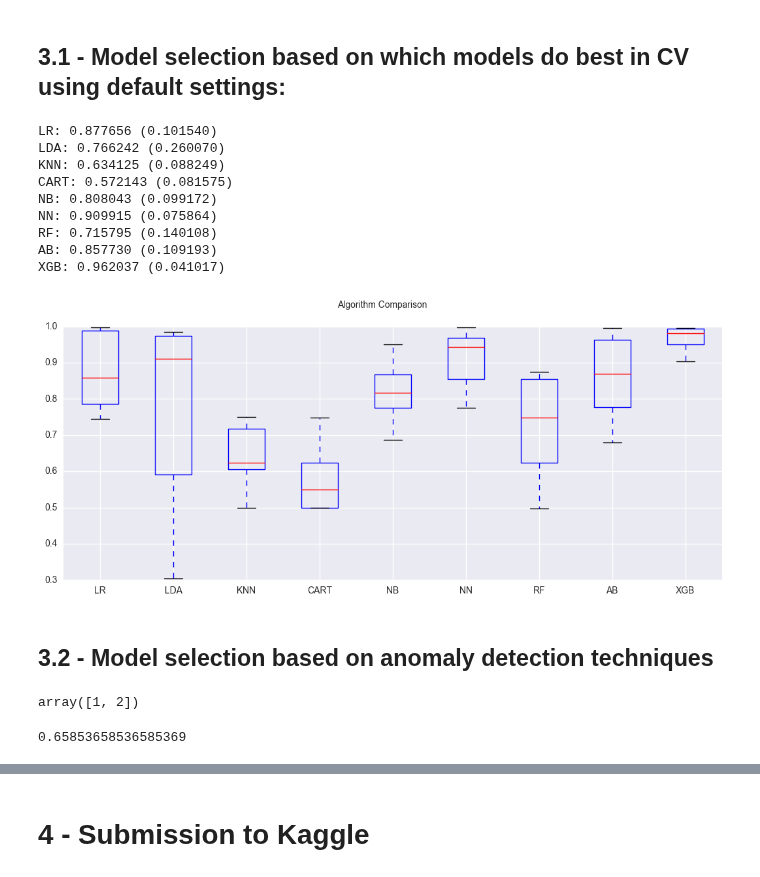
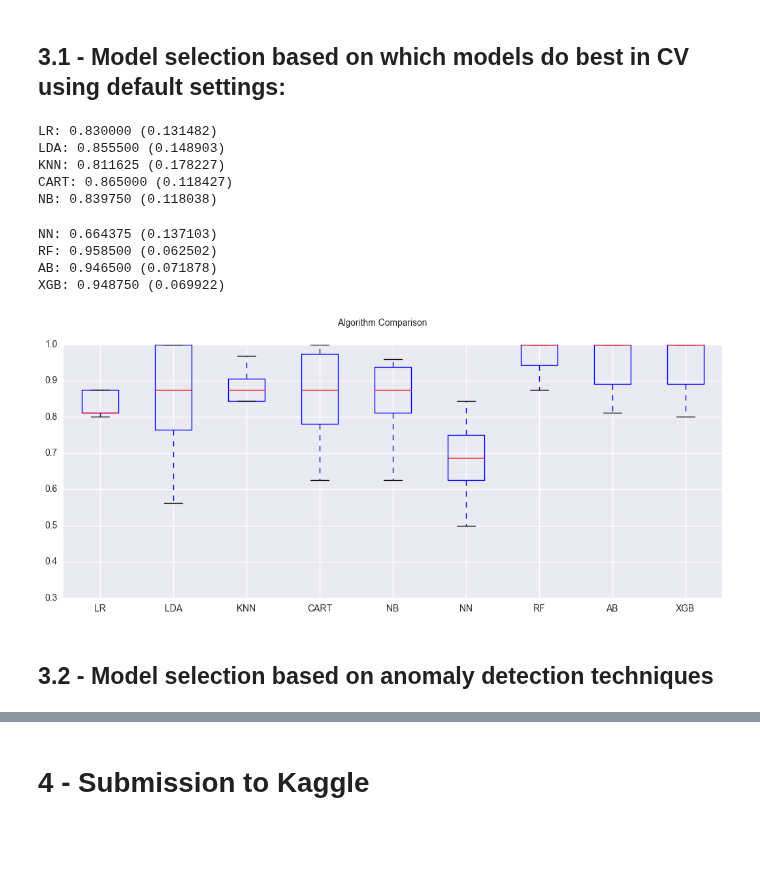
Before and after one commit to msandim/tum-anomaly-detection-challenges, a Jupyter notebook: Challenge 3/Script.ipynb, the cells around one changed output, grey strips where cells are left out. Drawn from its saved outputs; the diff is of its cells as text; code cells hidden in the pictures; blank space fills up the shorter version.

```diff
--- a/Challenge 3/Script.ipynb
+++ b/Challenge 3/Script.ipynb
@@ -110,16 +155,16 @@ train_df.shape
 ### 2.4.1 Undersampling
 # %%
 def undersampling(data):
-    ids_to_sample = data[data["fake_review"] == "N"].index.values
-    sample_size = data[data["fake_review"] == "Y"].shape[0]
-    anomalies = data[data["fake_review"] == "Y"].index.values
+    ids_to_sample = data[data["label"] == 0].index.values
+    sample_size = data[data["label"] == 1].shape[0]
+    anomalies = data[data["label"] == 1].index.values
 
     final_ids = np.append(np.random.choice(ids_to_sample, size = sample_size), anomalies)
     #print(ids_to_sample)
     #data[fake_review]
     return data.iloc[final_ids]
 
-#train_df_joined = undersampling(train_df_joined)
+train_df = undersampling(train_df)
 # %% [markdown]
 ### 2.4.2 Oversampling
 # %%
@@ -356,43 +402,43 @@ def modelSelection():
     #models.append(('SVM-Poly', SVC(kernel="poly")))
     #models.append(('SVM-RBF', SVC(kernel="rbf", random_state = 2)))
     models.append(('NN', MLPClassifier(random_state = 2)))
-    models.append(('RF', RandomForestClassifier(random_state = 2)))
+    models.append(('RF', RandomForestClassifier(criterion="entropy", n_estimators=47, random_state = 2)))
     models.append(('AB', AdaBoostClassifier(random_state = 2)))
     models.append(('XGB', xgb.XGBClassifier()))
 
     # evaluate each model in turn
     results = []
     scoring = 'roc_auc' # try with 'roc_auc', f1'
 
     for model_name, model in models:
         kfold = mds.StratifiedKFold(n_splits=num_folds, shuffle=True, random_state=2)
         cv_results = mds.cross_val_score(model, X_train, Y_train, cv=kfold, scoring=scoring)
         results.append({"name": model_name, "cv_results": cv_results, "mean": cv_results.mean(), "std": cv_results.std()})
         print("%s: %f (%f)" % (model_name, cv_results.mean(), cv_results.std()))
 
     # boxplot algorithm comparison
     fig = plt.figure(figsize=(13, 5), dpi=500)
     fig.suptitle('Algorithm Comparison')
     ax = fig.add_subplot(111)
     plt.boxplot([x["cv_results"] for x in results])
     ax.set_xticklabels([x["name"] for x in results])
     plt.show()
 
     # order the models by the mean auc
     #results_by_strategy.sort(key=lambda x: x["mean"], reverse=True)
     #print([(x["name"], x["mean"]) for x in results])
 
 modelSelection()
 # %% [output]
-LR: 0.877656 (0.101540)
-LDA: 0.766242 (0.260070)
-KNN: 0.634125 (0.088249)
-CART: 0.572143 (0.081575)
-NB: 0.808043 (0.099172)
-NN: 0.909915 (0.075864)
-RF: 0.715795 (0.140108)
-AB: 0.857730 (0.109193)
-XGB: 0.962037 (0.041017)
+LR: 0.830000 (0.131482)
+LDA: 0.855500 (0.148903)
+KNN: 0.811625 (0.178227)
+CART: 0.865000 (0.118427)
+NB: 0.839750 (0.118038)
+NN: 0.664375 (0.137103)
+RF: 0.958500 (0.062502)
+AB: 0.946500 (0.071878)
+XGB: 0.948750 (0.069922)
-[figure, old version]
+[figure, new version]
 # %% [markdown]
 ## 3.2 - Model selection based on anomaly detection techniques
@@ -401,7 +445,3 @@ type(X_train)
-# %%
-np.random.choice([1,2], size = 2, )
-# %% [output]
-array([1, 2])
 # %%
 import sklearn.ensemble
 import sklearn.covariance
@@ -428,4 +471,0 @@ anomaly_results, normal_results = modelSelectionAnomaly()
-# %%
-sum(anomaly_results == -1)/len(anomaly_results)
-# %% [output]
-0.65853658536585369
```
Also changed, not shown: parts of 20 cells of this notebook, 2 other files.
